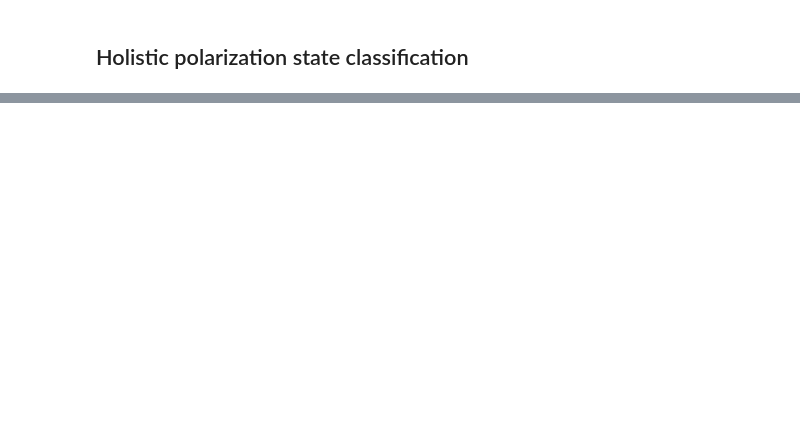
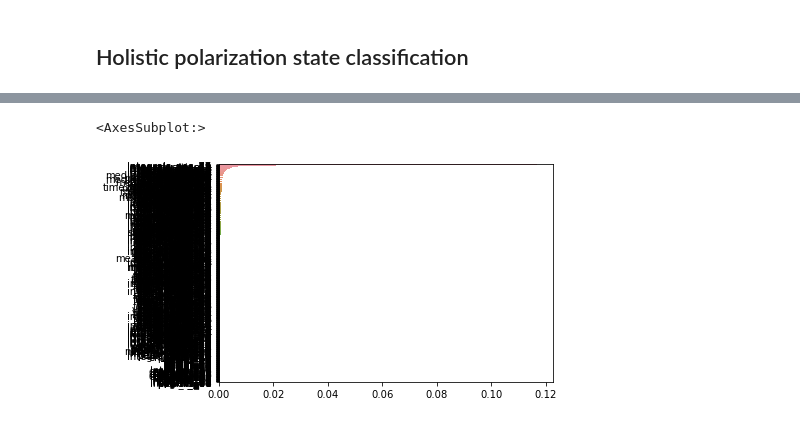
Before and after one commit to apple-soda/xgboost-nfkb-features, a Jupyter notebook: notebooks/polar_states.ipynb, the cells around one changed output, grey strips where cells are left out. Saved outputs shown, nothing was run; the diff lists cells and outputs as text; code cells hidden in the pictures; blank space fills up the shorter version.

Commit message:
polarization state feature analysis

```diff
--- a/notebooks/polar_states.ipynb
+++ b/notebooks/polar_states.ipynb
@@ -108,0 +109,8 @@ weighted avg       0.45      0.44      0.44      6806
+# %%
+argsort = model.feature_importances_.argsort()[::-1] # highest to lowest
+# %%
+# most features seem to have 0 importance for distinguishing polarization states
+sns.barplot(x=model.feature_importances_[argsort], y=features.columns[argsort])
+# %% [output]
+<AxesSubplot:>
+[figure, added]
```
Also changed, not shown: parts of 40 cells of this notebook, 1 other file.
